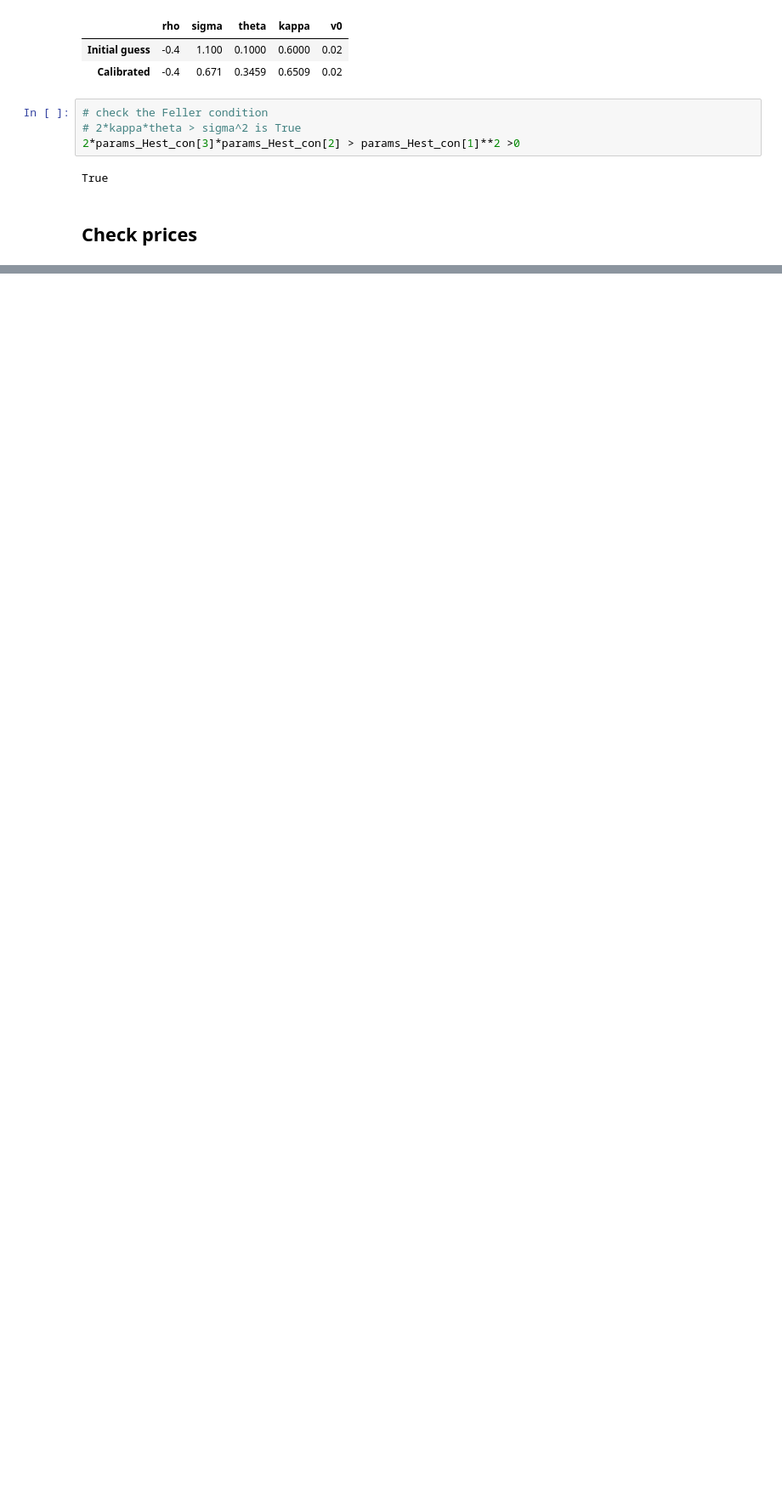
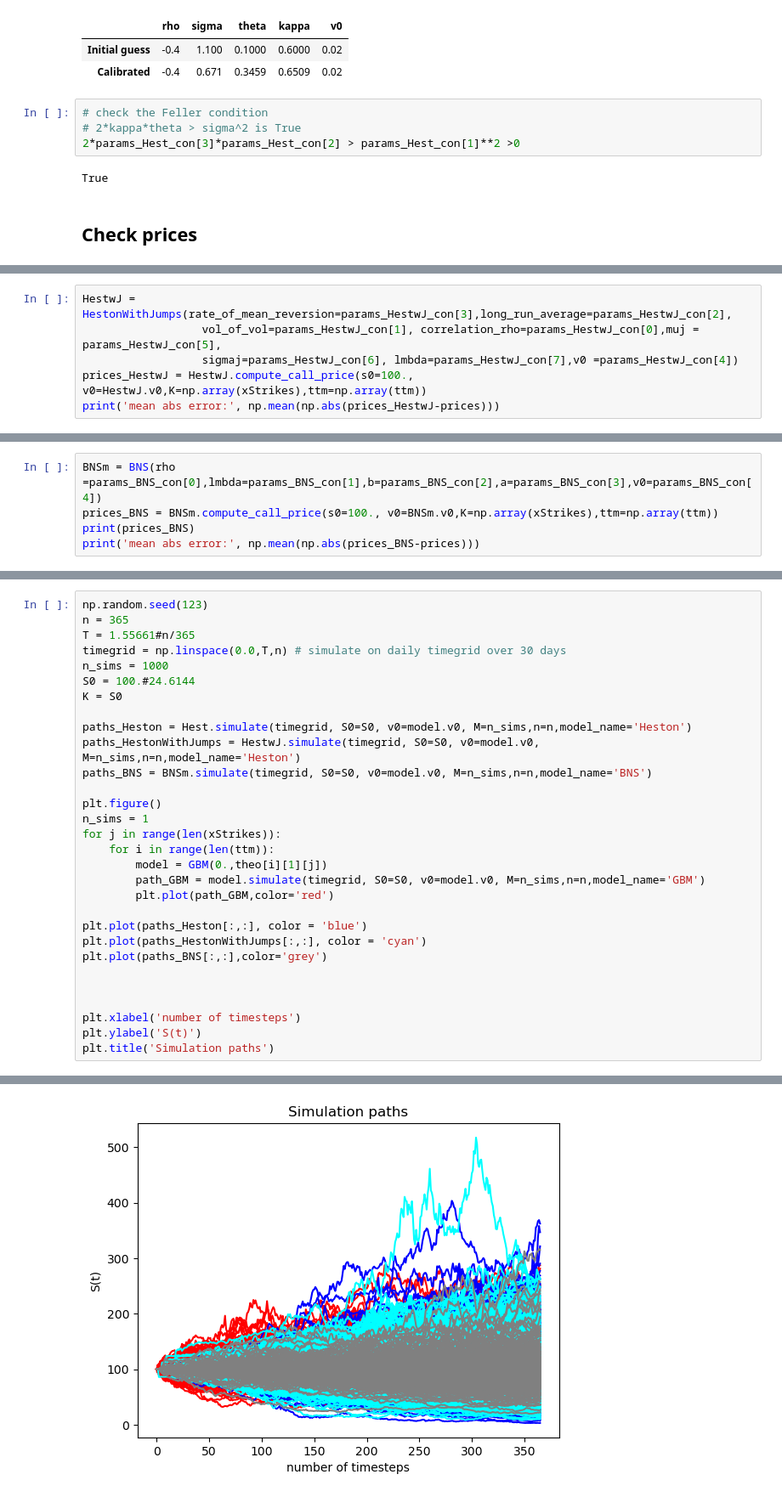
Before and after one commit to RIVACON/RiVaPy, a Jupyter notebook: sandbox/embedding/model_calibration.ipynb, the cells around one changed output, grey strips where cells are left out. Shown at 85% size. Drawn from its saved outputs; the diff is of its cells as text; blank space fills up the shorter version.

Commit message:
model calibration

```diff
--- a/sandbox/embedding/model_calibration.ipynb
+++ b/sandbox/embedding/model_calibration.ipynb
@@ -672,0 +711,6 @@ print(np.mean(np.abs(prices_Hest-prices)))
+# %%
+HestwJ = HestonWithJumps(rate_of_mean_reversion=params_HestwJ_con[3],long_run_average=params_HestwJ_con[2],
+                  vol_of_vol=params_HestwJ_con[1], correlation_rho=params_HestwJ_con[0],muj = params_HestwJ_con[5],
+                  sigmaj=params_HestwJ_con[6], lmbda=params_HestwJ_con[7],v0 =params_HestwJ_con[4])
+prices_HestwJ = HestwJ.compute_call_price(s0=100., v0=HestwJ.v0,K=np.array(xStrikes),ttm=np.array(ttm))
+print('mean abs error:', np.mean(np.abs(prices_HestwJ-prices)))
@@ -672,0 +746,5 @@ print(np.mean(np.abs(prices_Hest-prices)))
+# %%
+BNSm = BNS(rho =params_BNS_con[0],lmbda=params_BNS_con[1],b=params_BNS_con[2],a=params_BNS_con[3],v0=params_BNS_con[4])
+prices_BNS = BNSm.compute_call_price(s0=100., v0=BNSm.v0,K=np.array(xStrikes),ttm=np.array(ttm))
+print(prices_BNS)
+print('mean abs error:', np.mean(np.abs(prices_BNS-prices)))
@@ -672,0 +771,31 @@ print(np.mean(np.abs(prices_Hest-prices)))
+# %%
+np.random.seed(123)
+n = 365
+T = 1.55661#n/365
+timegrid = np.linspace(0.0,T,n) # simulate on daily timegrid over 30 days
+n_sims = 1000
+S0 = 100.#24.6144
+K = S0
+
+paths_Heston = Hest.simulate(timegrid, S0=S0, v0=model.v0, M=n_sims,n=n,model_name='Heston')
+paths_HestonWithJumps = HestwJ.simulate(timegrid, S0=S0, v0=model.v0, M=n_sims,n=n,model_name='Heston')
+paths_BNS = BNSm.simulate(timegrid, S0=S0, v0=model.v0, M=n_sims,n=n,model_name='BNS')
+
+plt.figure()
+n_sims = 1
+for j in range(len(xStrikes)):
+    for i in range(len(ttm)):
+        model = GBM(0.,theo[i][1][j])
+        path_GBM = model.simulate(timegrid, S0=S0, v0=model.v0, M=n_sims,n=n,model_name='GBM')
+        plt.plot(path_GBM,color='red')
+
+plt.plot(paths_Heston[:,:], color = 'blue')
+plt.plot(paths_HestonWithJumps[:,:], color = 'cyan')
+plt.plot(paths_BNS[:,:],color='grey')
+
+
+
+plt.xlabel('number of timesteps')
+plt.ylabel('S(t)')
+plt.title('Simulation paths')
+# %% [output]
@@ -672,0 +803 @@ print(np.mean(np.abs(prices_Hest-prices)))
+[figure, added]
```
Also changed, not shown: parts of 13 cells of this notebook.
